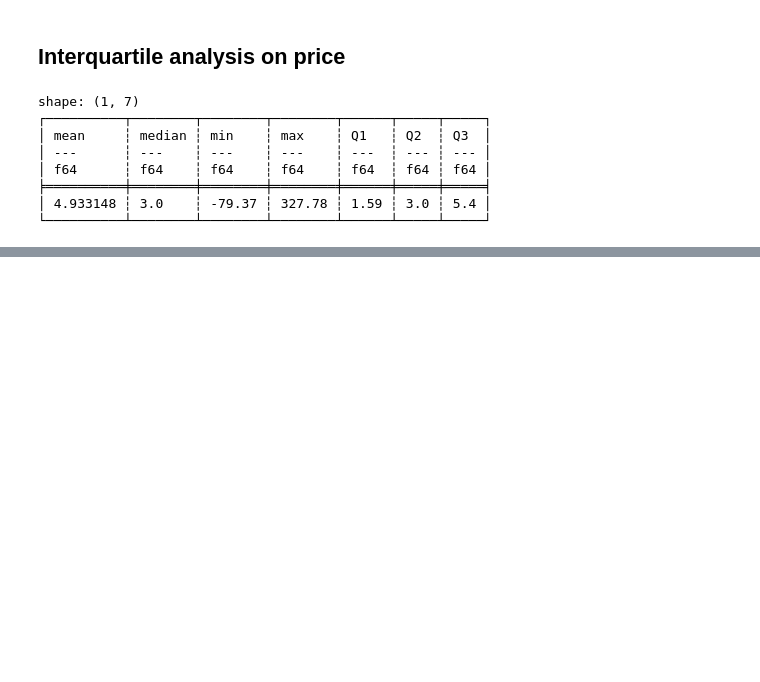
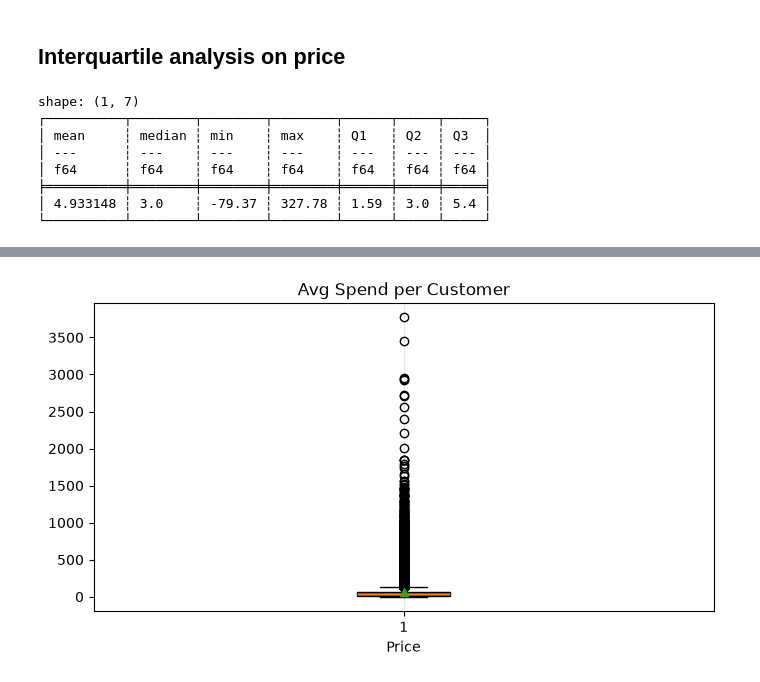
Before and after one commit to Numbersdontlie/Data-Science-Piscine, a Jupyter notebook: day3/ex02/ex02.ipynb, the cells around one changed output, grey strips where cells are left out. Saved outputs shown, nothing was run; the diff lists cells and outputs as text; code cells hidden in the pictures; blank space fills up the shorter version.

```diff
--- a/day3/ex02/ex02.ipynb
+++ b/day3/ex02/ex02.ipynb
@@ -89,0 +116,27 @@ plt.show()
+# %%
+# Graph 3 Avg spend per customer
+df_customer = (
+    df_purchase
+    .group_by("user_id")
+    .agg(
+        pl.col("price").sum().alias("total_spent")
+    )
+)
+# %%
+# plot
+customer_spending = df_customer["total_spent"].to_list()
+plt.figure(figsize=(8, 4))
+
+plt.boxplot(
+    customer_spending,
+    vert=True,
+    patch_artist=True,
+    showmeans=True
+)
+
+plt.title("Avg Spend per Customer")
+plt.xlabel("Price")
+plt.grid(axis="x", alpha=0.3)
+plt.show()
+# %% [output]
+[figure, added]
```
Also changed, not shown: parts of 4 cells of this notebook.
